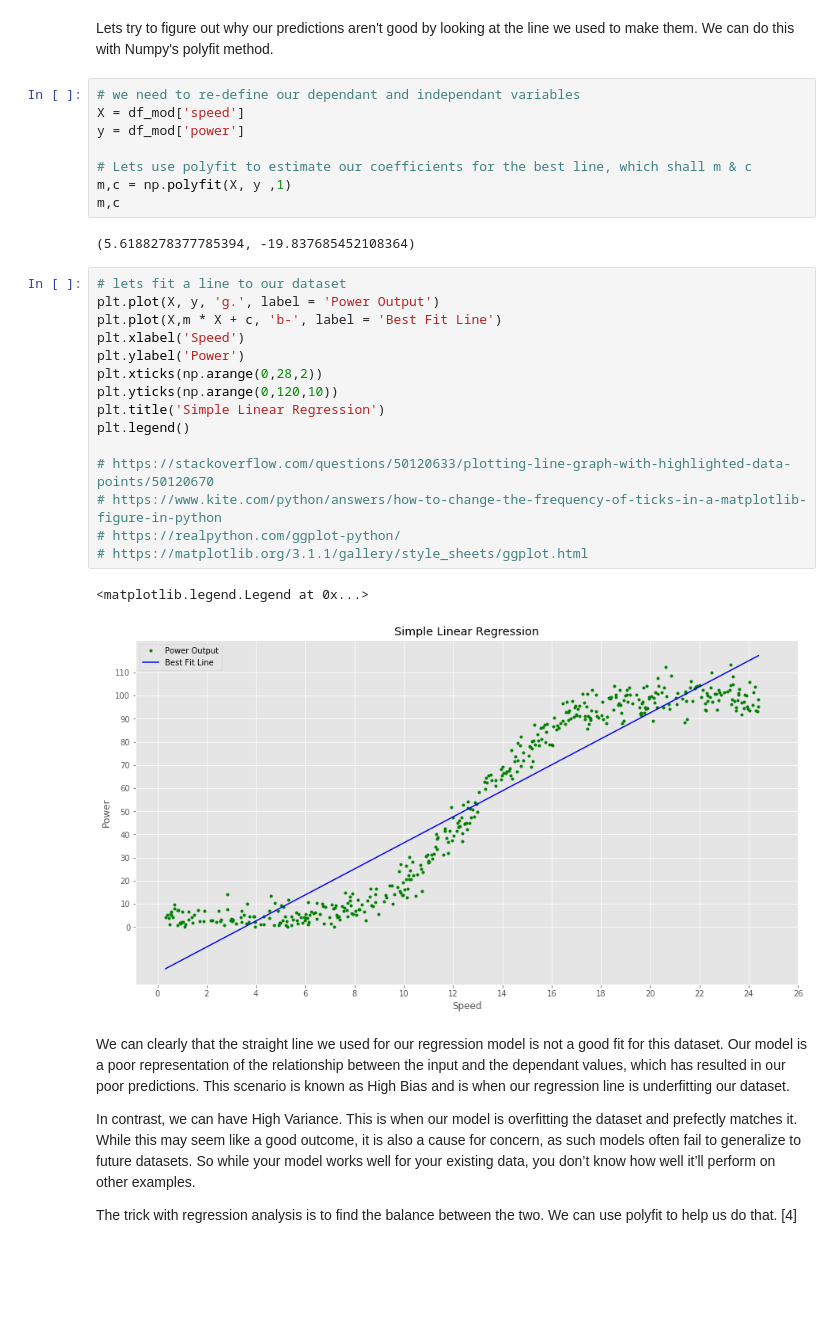
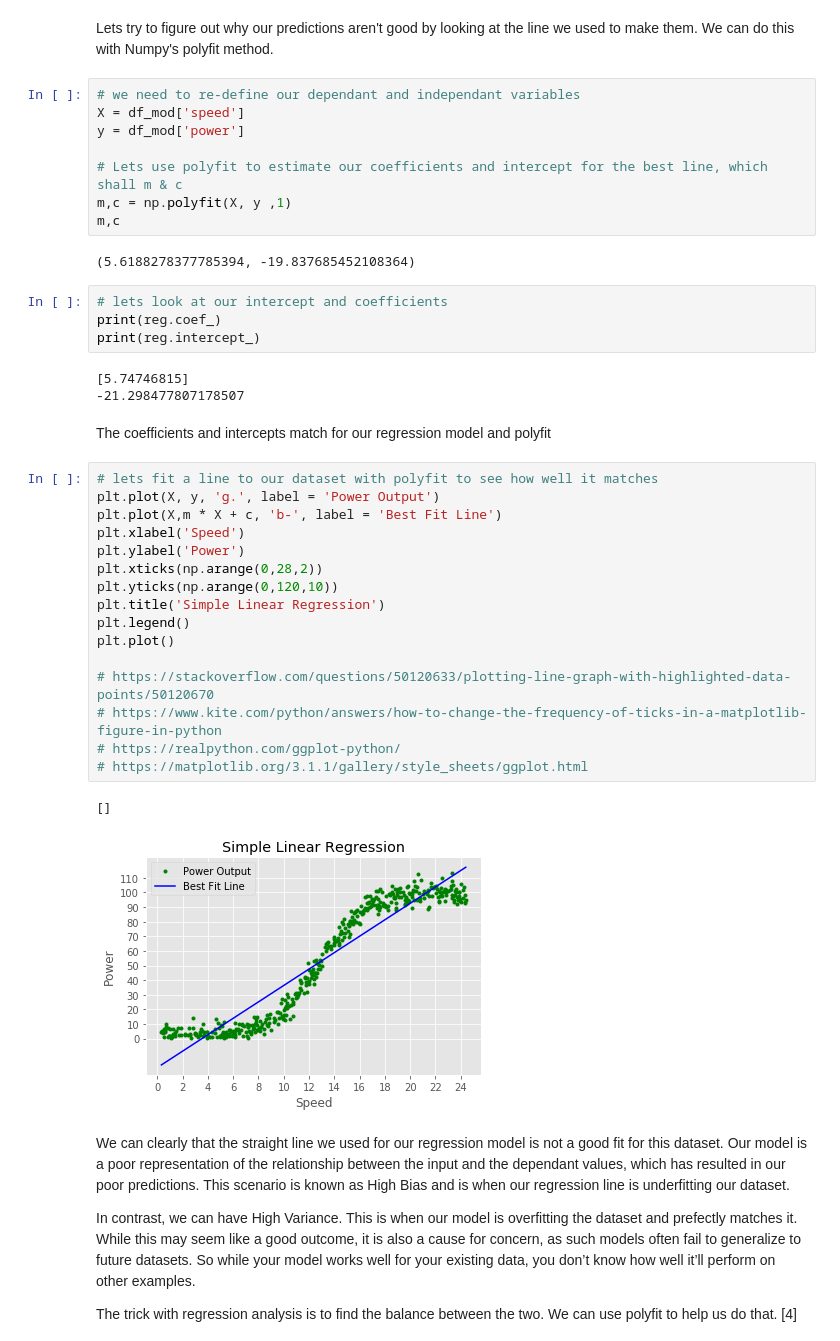
Before and after one commit to shaner1/FunDA_Project_2020, a Jupyter notebook: FunDA_Project_2020.ipynb, the cells around one changed output. Cells and saved outputs as stored; diff of their text form; blank space fills up the shorter version.

```diff
--- a/FunDA_Project_2020.ipynb
+++ b/FunDA_Project_2020.ipynb
@@ -415,29 +413,39 @@ Lets try to figure out why our predictions aren't good by looking at the line we
 X = df_mod['speed']
 y = df_mod['power']
 
-# Lets use polyfit to estimate our coefficients for the best line, which shall m & c
+# Lets use polyfit to estimate our coefficients and intercept for the best line, which shall m & c
 m,c = np.polyfit(X, y ,1)
 m,c
 # %% [output]
 (5.6188278377785394, -19.837685452108364)
+# %%
+# lets look at our intercept and coefficients
+print(reg.coef_)
+print(reg.intercept_)
+# %% [output]
+[5.74746815]
+-21.298477807178507
+# %% [markdown]
+The coefficients and intercepts match for our regression model and polyfit
 # %%
-# lets fit a line to our dataset
+# lets fit a line to our dataset with polyfit to see how well it matches
 plt.plot(X, y, 'g.', label = 'Power Output')
 plt.plot(X,m * X + c, 'b-', label = 'Best Fit Line')
 plt.xlabel('Speed')
 plt.ylabel('Power')
 plt.xticks(np.arange(0,28,2))
 plt.yticks(np.arange(0,120,10))
 plt.title('Simple Linear Regression')
 plt.legend()
+plt.plot()
 
 # https://stackoverflow.com/questions/50120633/plotting-line-graph-with-highlighted-data-points/50120670
 # https://www.kite.com/python/answers/how-to-change-the-frequency-of-ticks-in-a-matplotlib-figure-in-python
 # https://realpython.com/ggplot-python/
 # https://matplotlib.org/3.1.1/gallery/style_sheets/ggplot.html
 # %% [output]
-<matplotlib.legend.Legend at 0x...>
+[]
-[figure, old version]
+[figure, new version]
 # %% [markdown]
 We can clearly that the straight line we used for our regression model is not a good fit for this dataset. Our model is a poor representation of the relationship between the input and the dependant values, which has resulted in our poor predictions. This scenario is known as High Bias and is when our regression line is underfitting our dataset.
 
```
Also changed, not shown: parts of 42 cells of this notebook, 1 other file.
